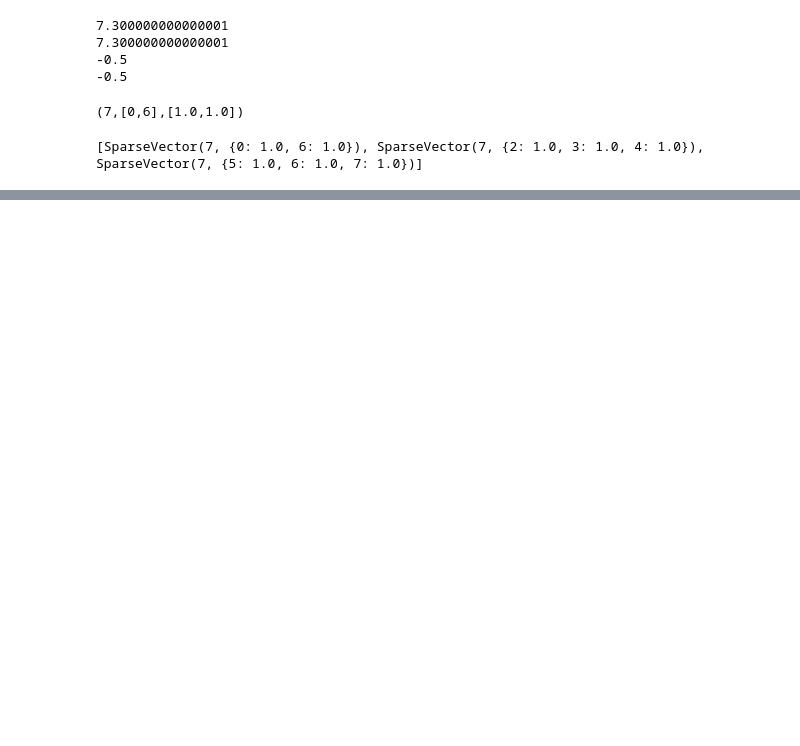
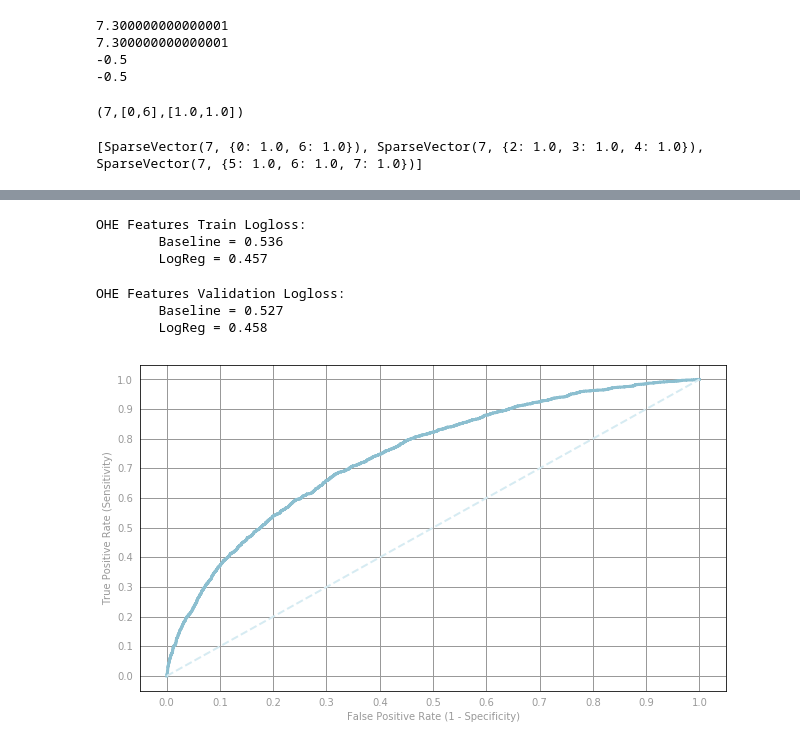
Before and after one commit to rafaelpezzuto/BIGDATA2018, a Jupyter notebook: ATIVIDADE04/Lab03.ipynb, the cells around one changed output, grey strips where cells are left out. Drawn from its saved outputs; the diff is of its cells as text; code cells hidden in the pictures; blank space fills up the shorter version.

```diff
--- a/ATIVIDADE04/Lab03.ipynb
+++ b/ATIVIDADE04/Lab03.ipynb
@@ -139,0 +207,5 @@ assert sorted(sampleOHEDictAuto.values()) == list(range(7)), 'sampleOHEDictAuto
+# %%
+ctrOHEDict = createOneHotDict(parsedTrainFeat)
+numCtrOHEFeats = len(ctrOHEDict.keys())
+print (numCtrOHEFeats)
+print (ctrOHEDict[(0, '')])
@@ -139,0 +342,13 @@ assert sorted(sampleOHEDictAuto.values()) == list(range(7)), 'sampleOHEDictAuto
+# %%
+from pyspark.mllib.classification import LogisticRegressionWithSGD
+
+# fixed hyperparameters
+numIters = 50
+stepSize = 10.
+regParam = 1e-6
+regType = 'l2'
+includeIntercept = True
+# %%
+model0 = LogisticRegressionWithSGD.train(data=OHETrainData, iterations=numIters, step=stepSize, regParam=regParam, regType=regType,intercept=includeIntercept)
+sortedWeights = sorted(model0.weights)
+print (sortedWeights[:5], model0.intercept)
@@ -139,0 +455,25 @@ assert sorted(sampleOHEDictAuto.values()) == list(range(7)), 'sampleOHEDictAuto
+# %%
+# EXERCICIO
+def evaluateResults(model, data):
+    """Calculates the log loss for the data given the model.
+
+    Args:
+        model (LogisticRegressionModel): A trained logistic regression model.
+        data (RDD of LabeledPoint): Labels and features for each observation.
+
+    Returns:
+        float: Log loss for the data.
+    """
+    return (data
+            .map(lambda k:(k.label, getP(k.features, model.weights, model.intercept)))
+            .map(lambda j:computeLogLoss(j[1], j[0]))
+            .mean()
+            )
+
+
+logLossTrLR0 = evaluateResults(model0, OHETrainData)
+print ('OHE Features Train Logloss:\n\tBaseline = {0:.3f}\n\tLogReg = {1:.3f}'.format(logLossTrBase, logLossTrLR0))
+# %% [output]
+OHE Features Train Logloss:
+        Baseline = 0.536
+        LogReg = 0.457
@@ -139,0 +482,9 @@ assert sorted(sampleOHEDictAuto.values()) == list(range(7)), 'sampleOHEDictAuto
+# %%
+logLossValBase = OHEValidationData.map(lambda j:computeLogLoss(classOneFracTrain, j.label)).mean()
+
+logLossValLR0 = evaluateResults(model0, OHEValidationData)
+print ('OHE Features Validation Logloss:\n\tBaseline = {0:.3f}\n\tLogReg = {1:.3f}'.format(logLossValBase, logLossValLR0))
+# %% [output]
+OHE Features Validation Logloss:
+        Baseline = 0.527
+        LogReg = 0.458
@@ -139,0 +494,25 @@ assert sorted(sampleOHEDictAuto.values()) == list(range(7)), 'sampleOHEDictAuto
+# %%
+labelsAndScores = OHEValidationData.map(lambda lp:
+                                            (lp.label, getP(lp.features, model0.weights, model0.intercept)))
+labelsAndWeights = labelsAndScores.collect()
+labelsAndWeights.sort(key=lambda kv: kv[1], reverse=True)
+labelsByWeight = np.array([k for (k, v) in labelsAndWeights])
+
+length = labelsByWeight.size
+truePositives = labelsByWeight.cumsum()
+numPositive = truePositives[-1]
+falsePositives = np.arange(1.0, length + 1, 1.) - truePositives
+
+truePositiveRate = truePositives / numPositive
+falsePositiveRate = falsePositives / (length - numPositive)
+
+# Generate layout and plot data
+fig, ax = preparePlot(np.arange(0., 1.1, 0.1), np.arange(0., 1.1, 0.1))
+ax.set_xlim(-.05, 1.05), ax.set_ylim(-.05, 1.05)
+ax.set_ylabel('True Positive Rate (Sensitivity)')
+ax.set_xlabel('False Positive Rate (1 - Specificity)')
+plt.plot(falsePositiveRate, truePositiveRate, color='#8cbfd0', linestyle='-', linewidth=3.)
+plt.plot((0., 1.), (0., 1.), linestyle='--', color='#d6ebf2', linewidth=2.)  # Baseline model
+pass
+# %% [output]
+[figure, added]
```
Also changed, not shown: parts of 28 cells of this notebook.
